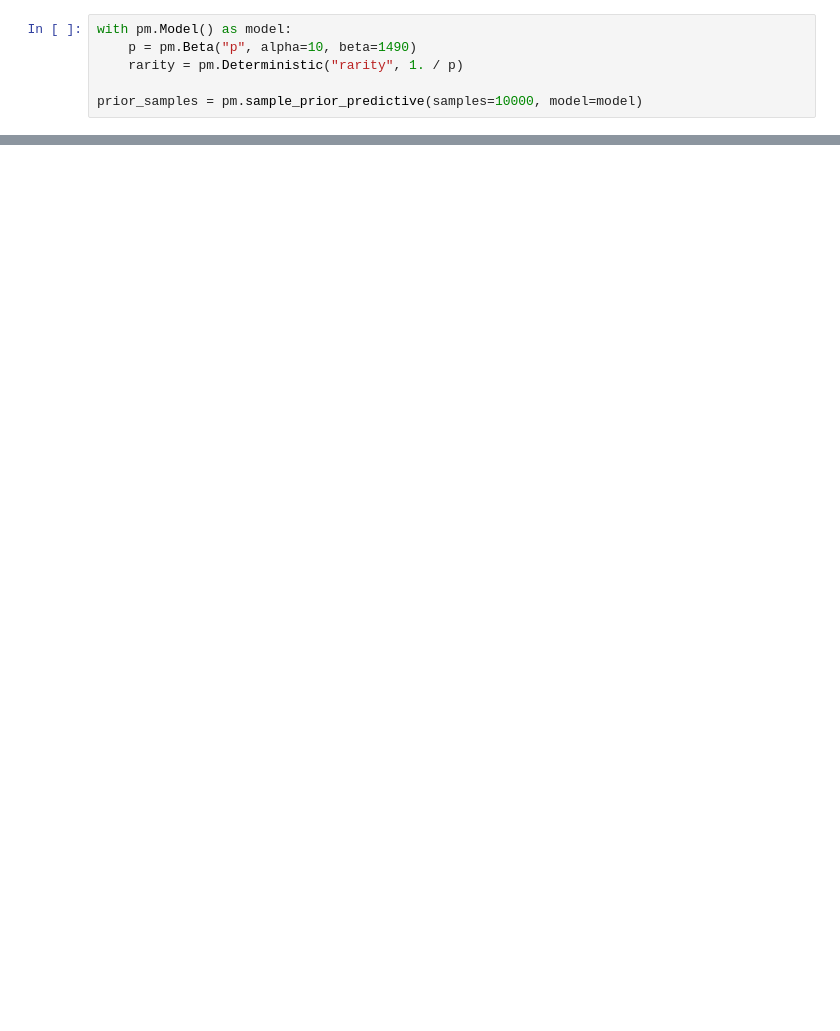
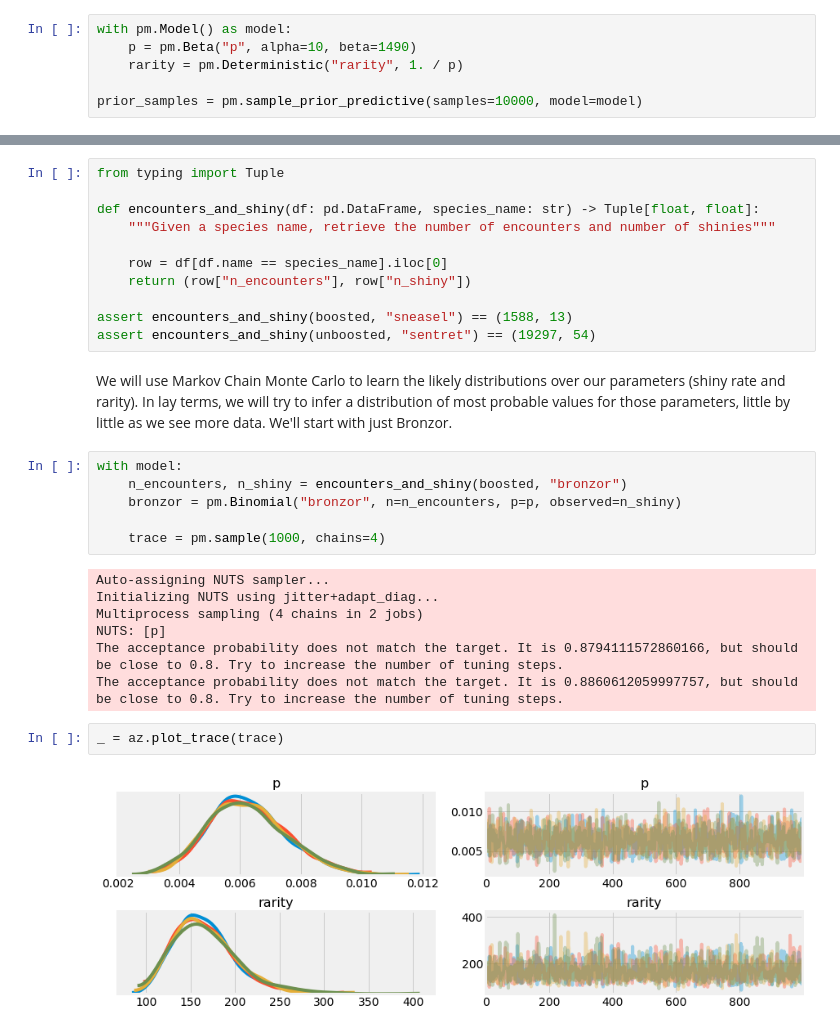
Before and after one commit to tuchandra/silph, a Jupyter notebook: analysis.ipynb, the cells around one changed output, grey strips where cells are left out. Drawn from its saved outputs; the diff is of its cells as text; blank space fills up the shorter version.

Commit message:
Add plots featuring the data

```diff
--- a/analysis.ipynb
+++ b/analysis.ipynb
@@ -123,0 +129,30 @@ From this, we can see that while 1/150 is at the center of our prior beliefs, we
+# %%
+from typing import Tuple
+
+def encounters_and_shiny(df: pd.DataFrame, species_name: str) -> Tuple[float, float]:
+    """Given a species name, retrieve the number of encounters and number of shinies"""
+
+    row = df[df.name == species_name].iloc[0]
+    return (row["n_encounters"], row["n_shiny"])
+
+assert encounters_and_shiny(boosted, "sneasel") == (1588, 13)
+assert encounters_and_shiny(unboosted, "sentret") == (19297, 54)
+# %% [markdown]
+We will use Markov Chain Monte Carlo to learn the likely distributions over our parameters (shiny rate and rarity). In lay terms, we will try to infer a distribution of most probable values for those parameters, little by little as we see more data. We'll start with just Bronzor.
+# %%
+with model:
+    n_encounters, n_shiny = encounters_and_shiny(boosted, "bronzor")
+    bronzor = pm.Binomial("bronzor", n=n_encounters, p=p, observed=n_shiny)
+
+    trace = pm.sample(1000, chains=4)
+# %% [output]
+Auto-assigning NUTS sampler...
+Initializing NUTS using jitter+adapt_diag...
+Multiprocess sampling (4 chains in 2 jobs)
+NUTS: [p]
+The acceptance probability does not match the target. It is 0.8794111572860166, but should be close to 0.8. Try to increase the number of tuning steps.
+The acceptance probability does not match the target. It is 0.8860612059997757, but should be close to 0.8. Try to increase the number of tuning steps.
+# %%
+_ = az.plot_trace(trace)
+# %% [output]
+[figure, added]
```
Also changed, not shown: parts of 26 cells of this notebook.
